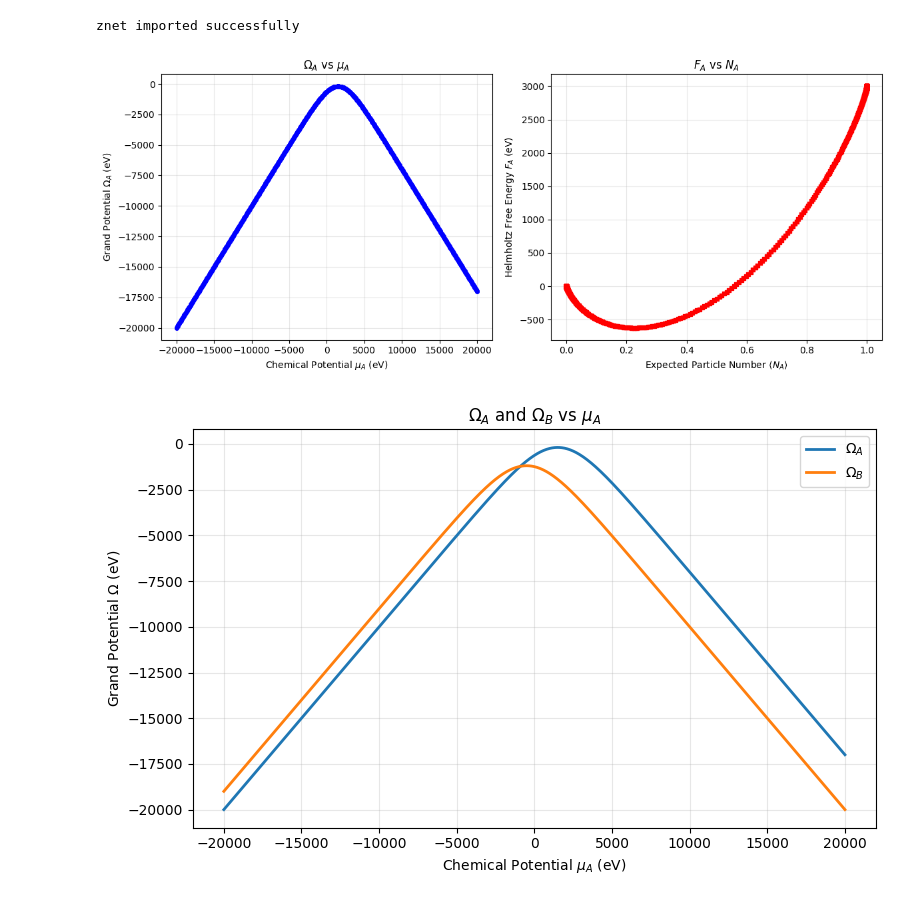
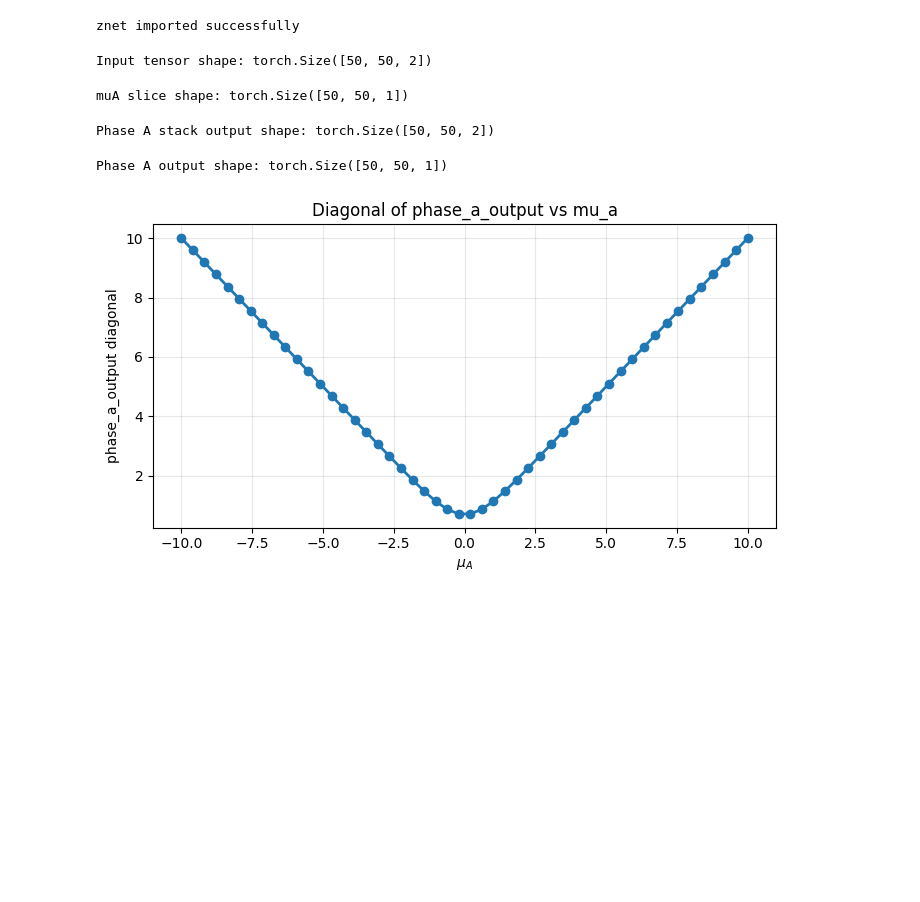
Before and after one commit to themintlab/Zgraph, a Jupyter notebook: examples/unit_test.ipynb, the cells around one changed output. Cells and saved outputs as stored; diff of their text form; code cells hidden in the pictures; blank space fills up the shorter version.

```diff
--- a/examples/unit_test.ipynb
+++ b/examples/unit_test.ipynb
@@ -13,9 +13,5 @@ print("znet imported successfully")
 # %% [output]
 znet imported successfully
 # %%
-muA= SourceNode(key="mu_A")
-muB = SourceNode(key="mu_B")
-phase_aStack = StackNode([MixingNode(muA, enthalpy=3000), muB])
-phase_a = MixingNode([phase_aStack])
-phase_bStack = StackNode([muA, MixingNode(muB, enthalpy=1000)])
-phase_b = MixingNode([phase_bStack])
+muA= SourceNode(key="mu_A", index = 0)
+muB = SourceNode(key="mu_B", index = 1)
@@ -27,0 +18,55 @@ inputs = {
+# %%
+#input_tensor = torch.tensor([[ -20000.0, 20000.0]])
+input_tensor = torch.stack(
+    torch.meshgrid(
+        torch.linspace(-10.0, 10.0, steps=50),
+        torch.linspace(10.0, -10.0, steps=50),
+        indexing='ij'
+    ),
+    dim = -1
+)
+
+#print('input_tensor:', input_tensor)
+print("Input tensor shape:", input_tensor.shape)
+#print(input_tensor[0,0,:])
+# %% [output]
+Input tensor shape: torch.Size([50, 50, 2])
+# %%
+#Source node slicing
+muA_slice = muA(input_tensor)
+#print(muA_slice)
+print("muA slice shape:", muA_slice.shape)
+# %% [output]
+muA slice shape: torch.Size([50, 50, 1])
+# %%
+phase_aStack = StackNode([muA, muB])
+#phase_aStack = StackNode([MixingNode(muA, enthalpy=3000), muB])
+phase_bStack = StackNode([muA, MixingNode(muB, enthalpy=1000)])
+# %%
+phase_aStack_output = phase_aStack(input_tensor)
+#print("Phase A stack output:", phase_aStack_output)
+print("Phase A stack output shape:", phase_aStack_output.shape)
+# %% [output]
+Phase A stack output shape: torch.Size([50, 50, 2])
+# %%
+phase_a = MixingNode([phase_aStack])
+phase_a_output = phase_a(input_tensor)
+#print("Phase A output:", phase_a_output)
+print("Phase A output shape:", phase_a_output.shape)
+# %% [output]
+Phase A output shape: torch.Size([50, 50, 1])
+# %%
+# Diagonal across the first two dimensions (i, i), then make it 1D
+phase_a_diag = phase_a_output.diagonal(offset=0, dim1=0, dim2=1).squeeze(-1).flatten().detach().numpy()
+muA_slice = input_tensor[:,0,0].squeeze(-1).flatten().detach().numpy()
+
+plt.figure(figsize=(7, 4))
+plt.plot(muA_slice, phase_a_diag, marker='o', linewidth=2)
+plt.xlabel(r'$\mu_A$')
+plt.ylabel('phase_a_output diagonal')
+plt.title('Diagonal of phase_a_output vs mu_a')
+plt.grid(True, alpha=0.3)
+plt.tight_layout()
+plt.show()
+# %% [output]
+[figure, added]
@@ -28,10 +78,9 @@ inputs = {
 # %%
-omega_a = ZNet(phase_a)
-omega_a_vals = omega_a(inputs).detach().numpy().flatten()
+omega_a_vals = phase_a(inputs).detach().numpy().flatten()
 mu_a_axis = inputs["mu_A"].detach().numpy().flatten()
 
 
-helmholtz_a_vals, N_a_vals = omega_a.to_Helmholtz(inputs)
+helmholtz_a_vals, N_a_vals = phase_a.to_Helmholtz(inputs)
 # Extract the particle number for the key 'mu_A'
 N_a_axis = N_a_vals['mu_A'].detach().numpy().flatten()
 helmholtz_a_vals = helmholtz_a_vals.detach().numpy().flatten()
@@ -58,13 +107,9 @@ if len(N_a_axis) > 0:
 
 plt.tight_layout()
 plt.show()
-# %% [output]
-[figure, removed]
 # %%
-omega_b = ZNet(phase_b)
-
-omega_a_vals = omega_a(inputs).detach().numpy().flatten()
-omega_b_vals = omega_b(inputs).detach().numpy().flatten()
+omega_a_vals = phase_a(inputs).detach().numpy().flatten()
+omega_b_vals = phase_b(inputs).detach().numpy().flatten()
 mu_a_axis = inputs["mu_A"].detach().numpy().flatten()
 
 plt.figure(figsize=(8, 5))
@@ -77,7 +122,5 @@ plt.grid(True, alpha=0.3)
 plt.legend()
 plt.tight_layout()
 plt.show()
-# %% [output]
-[figure, removed]
 # %%
 ideal_mixed = MixingNode([StackNode([phase_a, phase_b])], scale=1e-5)
```
Also changed, not shown: parts of 6 cells of this notebook, 3 other files.
